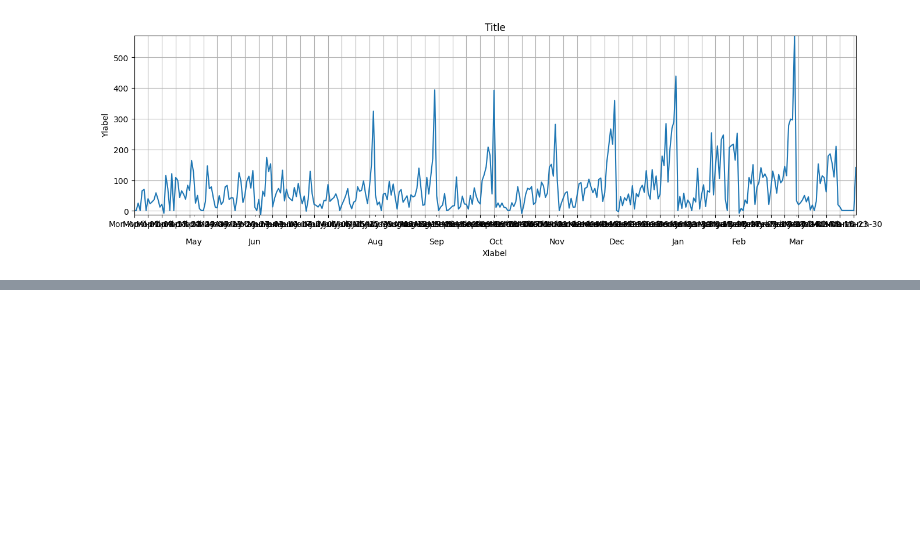
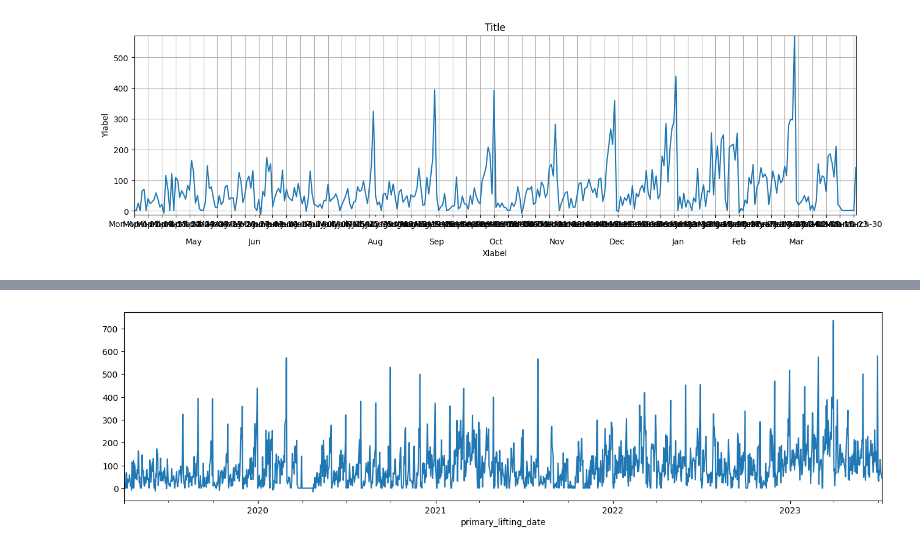
Before and after one commit to Csengupta1101/Time-Series-Framework, a Jupyter notebook: Time_Series_Foundation.ipynb, the cells around one changed output, grey strips where cells are left out. Drawn from its saved outputs; the diff is of its cells as text; code cells hidden in the pictures; blank space fills up the shorter version.

```diff
--- a/Time_Series_Foundation.ipynb
+++ b/Time_Series_Foundation.ipynb
@@ -265,0 +295,4 @@ ax.xaxis.grid(True)
+# %%
+df1['primary_lifting'].plot(figsize=(16,4));
+# %% [output]
+[figure, added]
```
Also changed, not shown: parts of 36 cells of this notebook.
